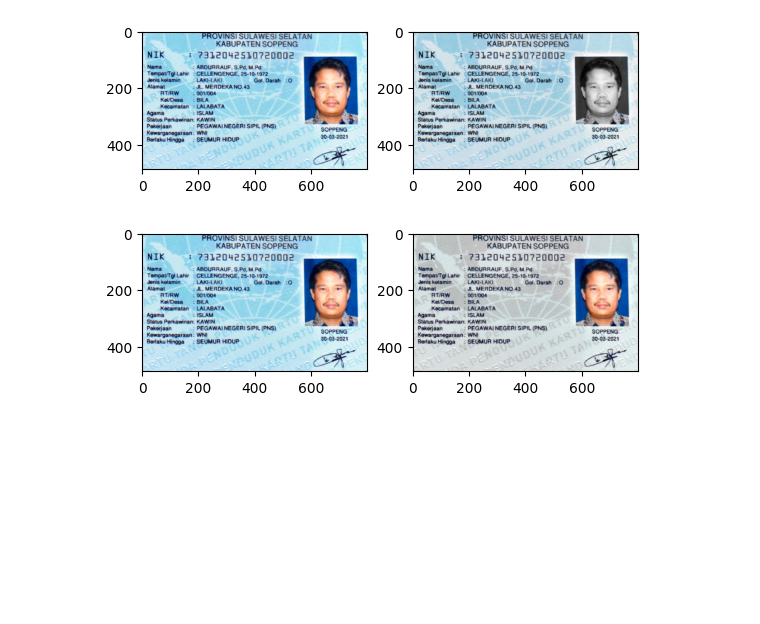
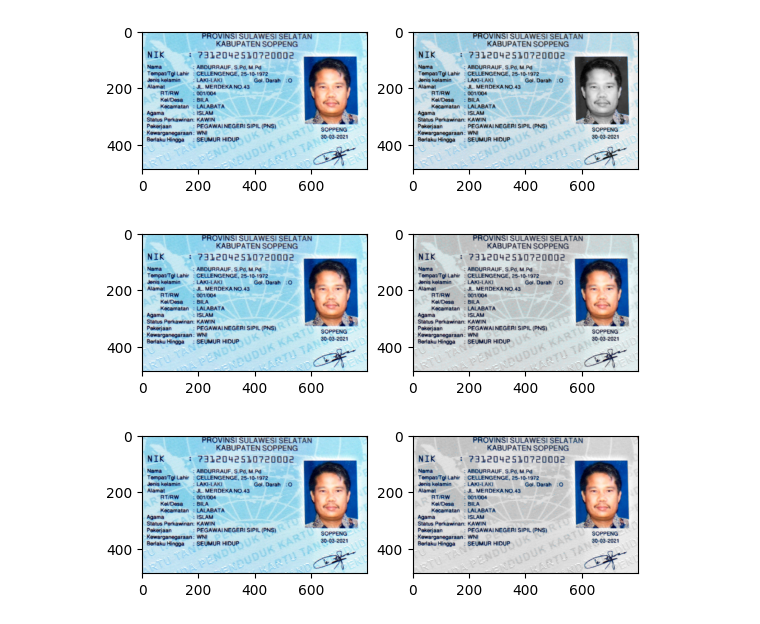
Before and after one commit to Marcysp/PCVK_Ganjil_2023, a Jupyter notebook: week3.ipynb, the cells around one changed output. Saved outputs shown, nothing was run; the diff lists cells and outputs as text; code cells hidden in the pictures; blank space fills up the shorter version.

```diff
--- a/week3.ipynb
+++ b/week3.ipynb
@@ -356,3 +357,39 @@ plt.imshow(result_image)
 plt.show()
 # %% [output]
 [figure]
+# %%
+from ast import Yield
+# menggunakan upper dan lower
+# mengubah citra menjadi grayscale untuk yang berwarna biru
+
+import cv2 as cv
+import matplotlib.pyplot as plt
+import numpy as np
+
+# Load image
+image = cv.imread('/content/drive/MyDrive/PCVK_sem5/KTP.jpeg')
+image_rgb = cv.cvtColor(image, cv.COLOR_BGR2RGB)
+gray_image = np.zeros(image_rgb.shape, image_rgb.dtype)
+
+# akses per piksel
+for y in range(original1_rgb.shape[0]):
+  for x in range(original1_rgb.shape[1]):
+    R = int(image_rgb[y,x,0])
+    G = int(image_rgb[y,x,1])
+    B = int(image_rgb[y,x,2])
+
+    avg = (R+G+B)/3
+    if(R<252 and G>0 and B>200):
+      gray_image[y,x] = avg
+    else:
+      gray_image[y,x] = image_rgb[y,x]
+
+plt.subplot(1,2,1)
+plt.imshow(image_rgb)
+
+plt.subplot(1,2,2)
+plt.imshow(gray_image)
+# plt.axis('off')
+plt.show()
+# %% [output]
+[figure, added]
```
Also changed, not shown: parts of 1 cell of this notebook.
